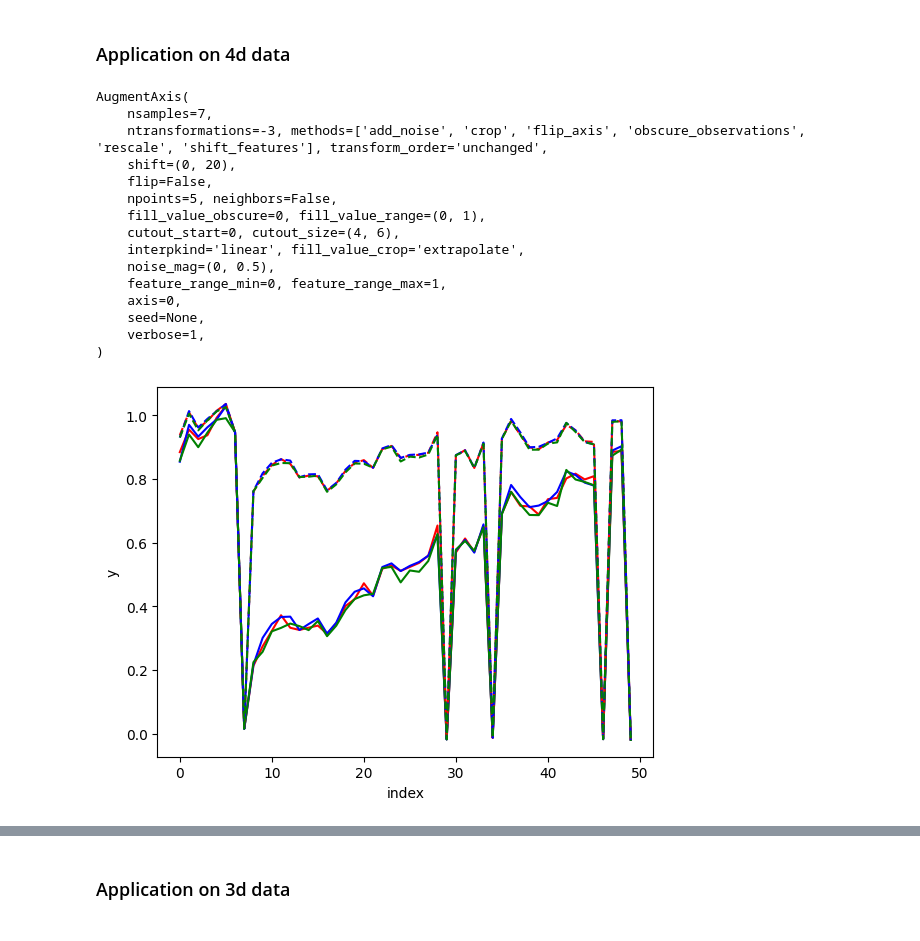
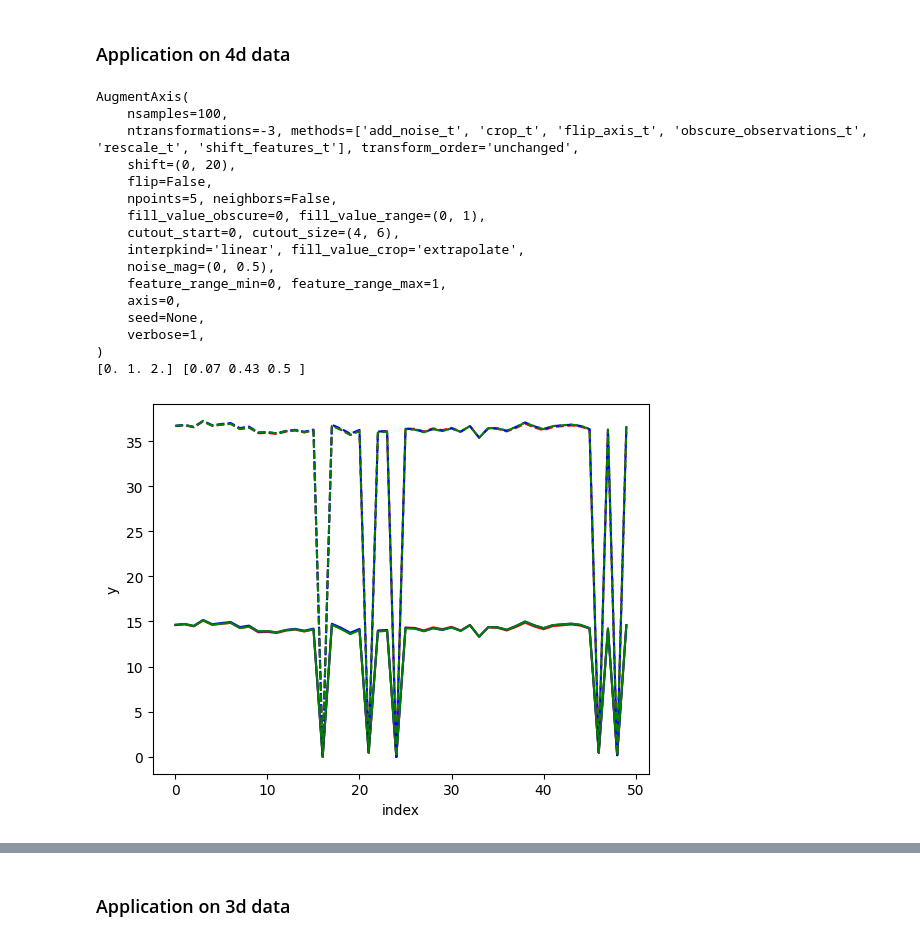
Before and after one commit to TheRedElement/astroLuSt, a Jupyter notebook: demos/synthetics_demo.ipynb, the cells around one changed output, grey strips where cells are left out. Drawn from its saved outputs; the diff is of its cells as text; code cells hidden in the pictures.

Commit message:
added class_weights to flow(), denoted transformation methods with method_t()

```diff
--- a/demos/synthetics_demo.ipynb
+++ b/demos/synthetics_demo.ipynb
@@ -75,8 +75,9 @@ plt.show()
 ### Application on 4d data
 # %%
 importlib.reload(ald)
+
 AA = ald.AugmentAxis(
-    nsamples=7, ntransformations=-3,
+    nsamples=100, ntransformations=-3,
     shift=(0,20), methods=None, transform_order=None,
     npoints=5, neighbors=False,
     fill_value_obscure=0, fill_value_range=(0,1),
@@ -95,41 +96,44 @@ AA.random_transform(X[0], axis=(0,1))
 X_new, y_new, y1  = AA.flow(X,
     y=y,
     X_misc=[y],
-    sample_weights=None,
+    sample_weights=None, class_weights=[0.1,0.4,0.5]
 )
 
+u_, c_ = np.unique(y_new, return_counts=True)
+print(u_, c_/len(y_new))
 
 #visualize
 fig = plt.figure()
 ax1 = fig.add_subplot(111)
 #4d
 # ax1.plot(X[0,:,0,:], 'r:')
 # ax1.plot(X[0,:,1,:], 'b:')
 ax1.plot(X_new[0,:,0,0], 'r-')
 ax1.plot(X_new[0,:,0,1], 'b-')
 ax1.plot(X_new[0,:,0,2], 'g-')
 ax1.plot(X_new[0,:,1,0], 'r--')
 ax1.plot(X_new[0,:,1,1], 'b--')
 ax1.plot(X_new[0,:,1,2], 'g--')
 
 
 ax1.set_xlabel('index')
 ax1.set_ylabel('y')
 plt.show()
 # %% [output]
 AugmentAxis(
-    nsamples=7,
-    ntransformations=-3, methods=['add_noise', 'crop', 'flip_axis', 'obscure_observations', 'rescale', 'shift_features'], transform_order='unchanged',
+    nsamples=100,
+    ntransformations=-3, methods=['add_noise_t', 'crop_t', 'flip_axis_t', 'obscure_observations_t', 'rescale_t', 'shift_features_t'], transform_order='unchanged',
     shift=(0, 20),
     flip=False,
     npoints=5, neighbors=False,
     fill_value_obscure=0, fill_value_range=(0, 1),
     cutout_start=0, cutout_size=(4, 6),
     interpkind='linear', fill_value_crop='extrapolate',
     noise_mag=(0, 0.5),
     feature_range_min=0, feature_range_max=1,
     axis=0,
     seed=None,
     verbose=1,
 )
+[0. 1. 2.] [0.07 0.43 0.5 ]
-[figure, old version]
+[figure, new version]
```
Also changed, not shown: parts of 3 cells of this notebook, 1 other file.
